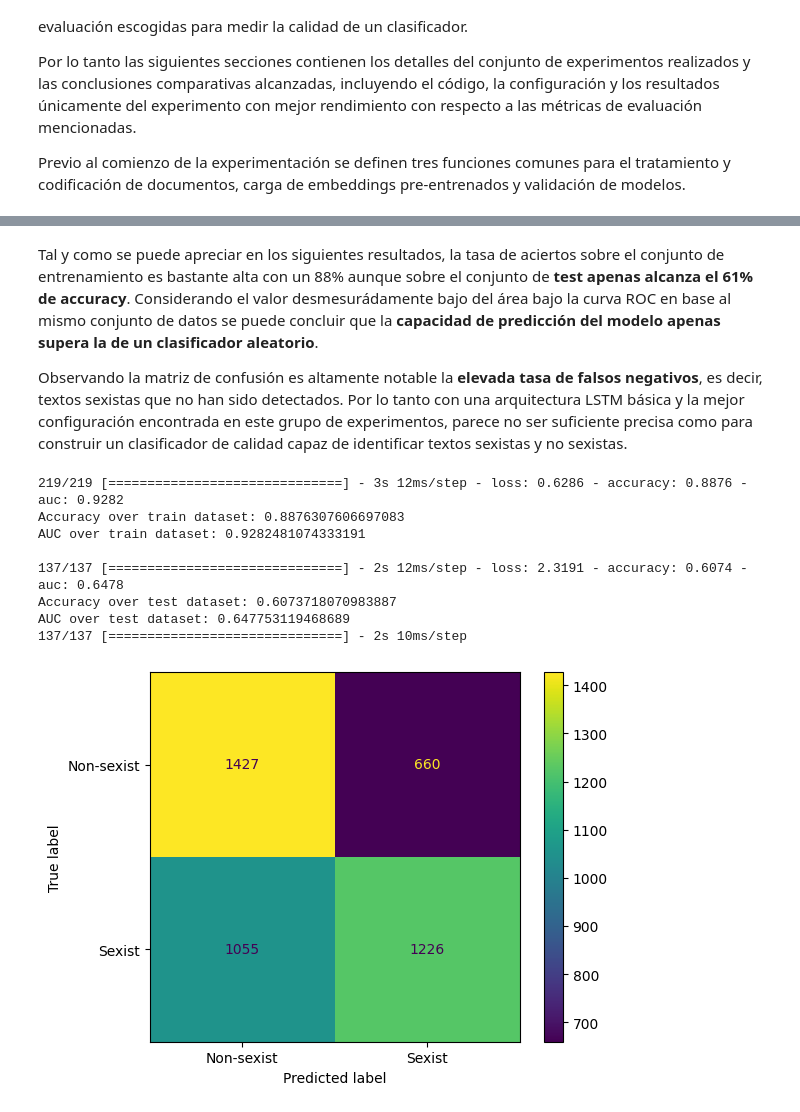
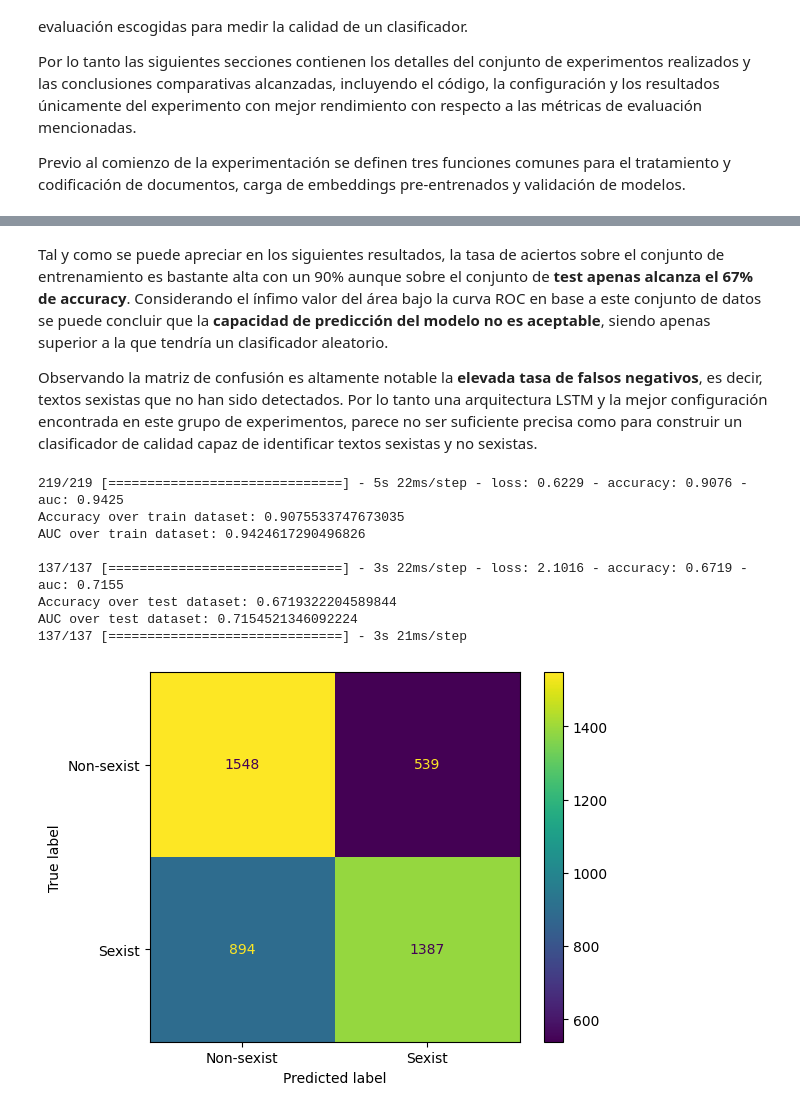
Before and after one commit to lidiasm/DATCOM-TFM, a Jupyter notebook: notebooks/lstm_models.ipynb, the cells around one changed output, grey strips where cells are left out. Cells and saved outputs as stored; diff of their text form; code cells hidden in the pictures.

Commit message:
Nuevo notebook con las conclusiones de los experimentos realizados con LSTM/BiLSTM y un modelo de ejemplo #9

```diff
--- a/notebooks/lstm_models.ipynb
+++ b/notebooks/lstm_models.ipynb
@@ -149,7 +154,8 @@ def get_train_test_matrix(
         train_df=train_df,
         test_df=test_df,
         lemm=lemm,
-        stemm=stemm
+        stemm=stemm,
+        correct_words=False
     )
 
     # Processed train texts and encoded train labels
@@ -341,10 +346,10 @@ En esta sección se muestra el código, los resultados y las conclusiones del me
 # %%
 MAX_N_WORDS = 1000
 SEQUENCE_MAX_LEN = 100
-EMBEDDING_FILE_PATH = "../embeddings/glove.6B.100d.txt"
+EMBEDDING_FILE_PATH = "../en_es_embeddings/glove.twitter.27B.100d.txt"
 APPLY_LEMMATIZATION = False
 APPLY_STEMMING = False
-BATCH_SIZE = 128
+BATCH_SIZE = 32
 N_EPOCHS = 100
 VALID_RATE = 0.2
 MODEL_CALLBACKS = [EarlyStopping(
@@ -377,7 +382,7 @@ embedding_matrix = get_embedding_matrix(
     tokenizer=processed_data["tokenizer"],
     sequence_len=SEQUENCE_MAX_LEN
 )
-print(f"\nGlove 100 d embedding matrix:\n{embedding_matrix}")
+print(f"\nGlove Twitter 27B 100d embedding matrix:\n{embedding_matrix}")
 # %% [output]
 Train matrix:
 [[  0   0   0 ... 211 776  93]
@@ -397,7 +402,6 @@ Test matrix:
  [ 0.          0.          0.         ...  0.          0.
    0.        ]]
 # %%
-# LSTM ARCHITECTURE
 ## Input layer
 input_layer = Input(
     name="inputs",
@@ -412,7 +416,7 @@ layer = Embedding(
     trainable=False)(input_layer)
 
 ## LSTM layer
-layer = LSTM(units=64)(layer)
+layer = LSTM(units=128)(layer)
 
 ## Output layer
 layer = Dense(
@@ -422,24 +426,22 @@ layer = Dense(
 ## Activation layer
 output_layer = Activation(activation="sigmoid")(layer)
 
-# CREATE A LSTM MODEL WITH THE PRIOR ARCHITECTURE
 ## Model object
-lstm_model1 = Model(
+lstm_model = Model(
     inputs=input_layer,
     outputs=output_layer)
 
 ## Summary of the model
-lstm_model1.summary()
+lstm_model.summary()
 
 ## Compile the model
-lstm_model1.compile(
+lstm_model.compile(
     loss=LOSS_FUNCTION,
     optimizer=OPTIMIZER,
     metrics=VALID_METRICS)
 
-# LSTM TRAINING
-## Train the prior built model
-lstm_model1.fit(
+## Train the built model
+lstm_model.fit(
     x=processed_data["train_matrix"],
     y=np.array(processed_data["train_labels"]),
     batch_size=BATCH_SIZE,
@@ -469,24 +469,23 @@ Epoch 100/100
 # %% [markdown]
-Tal y como se puede apreciar en los siguientes resultados, la tasa de aciertos sobre el conjunto de entrenamiento es bastante alta con un 88% aunque sobre el conjunto de **test apenas alcanza el 61% de accuracy**. Considerando el valor desmesurádamente bajo del área bajo la curva ROC en base al mismo conjunto de datos se puede concluir que la **capacidad de predicción del modelo apenas supera la de un clasificador aleatorio**.
+Tal y como se puede apreciar en los siguientes resultados, la tasa de aciertos sobre el conjunto de entrenamiento es bastante alta con un 90% aunque sobre el conjunto de **test apenas alcanza el 67% de accuracy**. Considerando el ínfimo valor del área bajo la curva ROC en base a este conjunto de datos se puede concluir que la **capacidad de predicción del modelo no es aceptable**, siendo apenas superior a la que tendría un clasificador aleatorio.
 
-Observando la matriz de confusión es altamente notable la **elevada tasa de falsos negativos**, es decir, textos sexistas que no han sido detectados. Por lo tanto con una arquitectura LSTM básica y la mejor configuración encontrada en este grupo de experimentos, parece no ser suficiente precisa como para construir un clasificador de calidad capaz de identificar textos sexistas y no sexistas.
+Observando la matriz de confusión es altamente notable la **elevada tasa de falsos negativos**, es decir, textos sexistas que no han sido detectados. Por lo tanto una arquitectura LSTM y la mejor configuración encontrada en este grupo de experimentos, parece no ser suficiente precisa como para construir un clasificador de calidad capaz de identificar textos sexistas y no sexistas.
 # %%
-## LSTM VALIDATION
 ## Evaluate the trained LSTM model over train and test datasets
 validate_lstm_model(
-    model=lstm_model1,
+    model=lstm_model,
     train_matrix=processed_data["train_matrix"],
     train_labels=processed_data["train_labels"],
     test_matrix=processed_data["test_matrix"],
     test_labels=processed_data["test_labels"]
 )
 # %% [output]
-219/219 [==============================] - 3s 12ms/step - loss: 0.6286 - accuracy: 0.8876 - auc: 0.9282
-Accuracy over train dataset: 0.8876307606697083
-AUC over train dataset: 0.9282481074333191
+219/219 [==============================] - 5s 22ms/step - loss: 0.6229 - accuracy: 0.9076 - auc: 0.9425
+Accuracy over train dataset: 0.9075533747673035
+AUC over train dataset: 0.9424617290496826
 
-137/137 [==============================] - 2s 12ms/step - loss: 2.3191 - accuracy: 0.6074 - auc: 0.6478
-Accuracy over test dataset: 0.6073718070983887
-AUC over test dataset: 0.647753119468689
-137/137 [==============================] - 2s 10ms/step
+137/137 [==============================] - 3s 22ms/step - loss: 2.1016 - accuracy: 0.6719 - auc: 0.7155
+Accuracy over test dataset: 0.6719322204589844
+AUC over test dataset: 0.7154521346092224
+137/137 [==============================] - 3s 21ms/step
-[figure, old version]
+[figure, new version]
```
Also changed, not shown: parts of 8 cells of this notebook.
